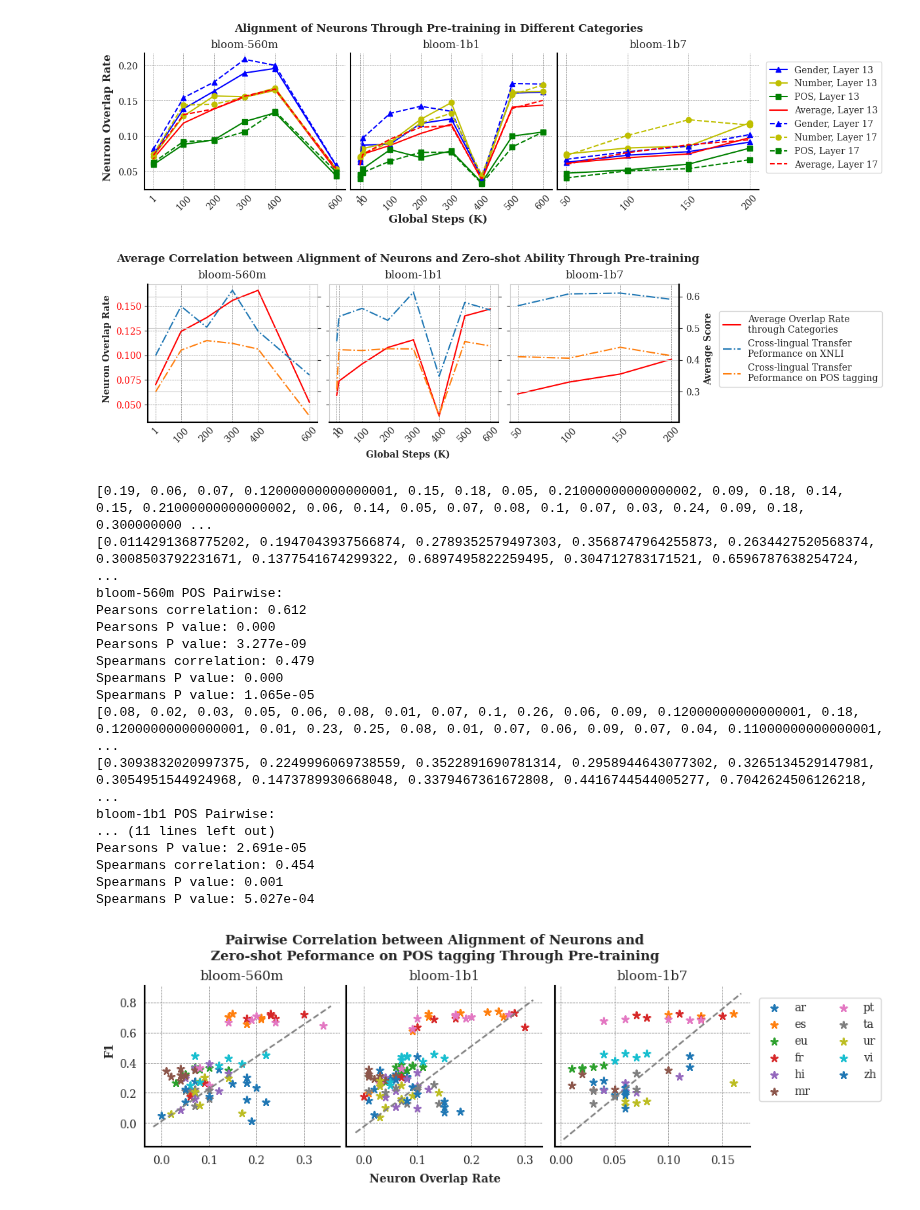
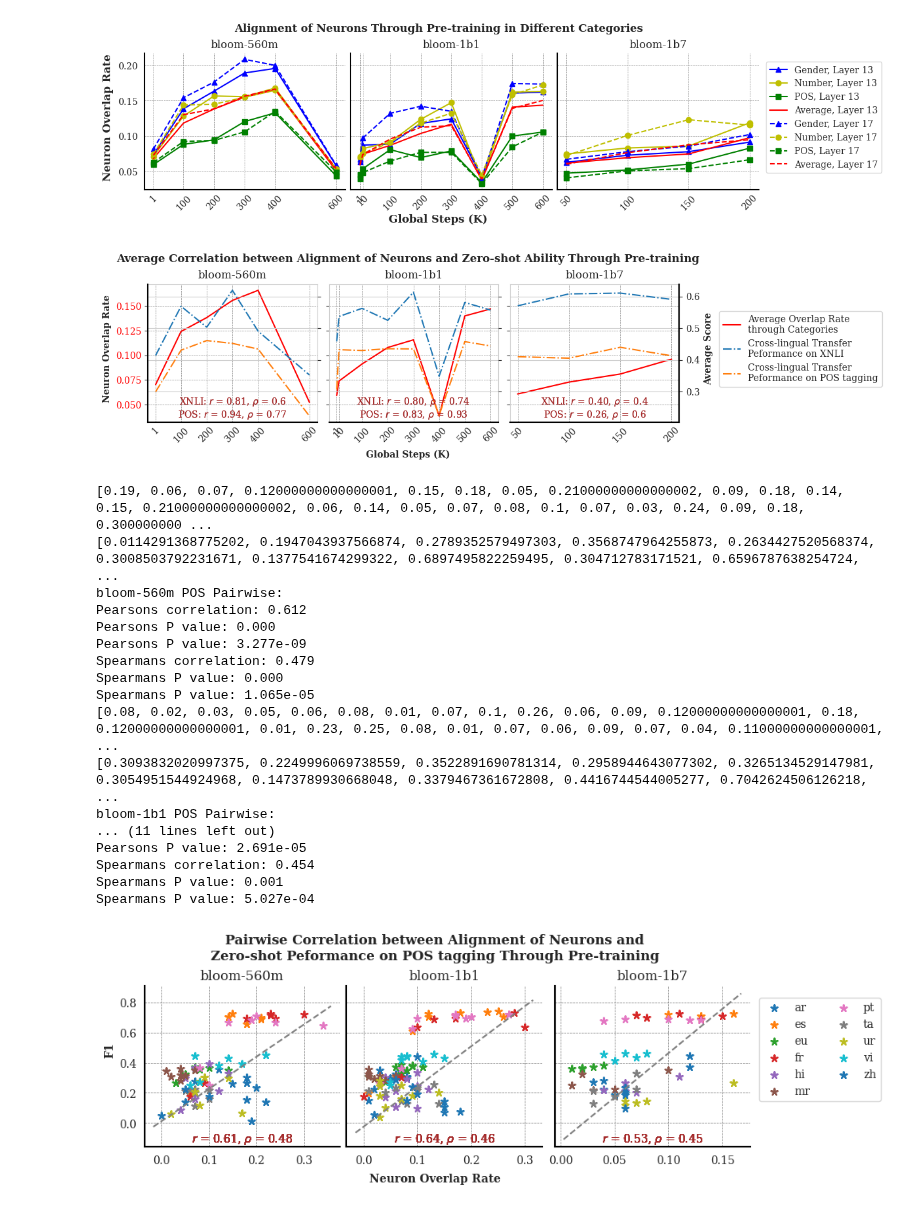
Before and after one commit to ErikaaWang/multilingual-typology-probing, a Jupyter notebook: scatter_plot_ovlp.ipynb, the cells around one changed output. Cells and saved outputs as stored; diff of their text form; code cells hidden in the pictures.

Commit message:
update scatter plots

```diff
--- a/scatter_plot_ovlp.ipynb
+++ b/scatter_plot_ovlp.ipynb
@@ -165,6 +165,14 @@ def add_identity(axes, *line_args, **line_kwargs):
     # return axes
 # %%
 # ======================#2 correlation plot - curve#==============================
+annotations = [r'XNLI: $r$ = 0.81, $\rho$ = 0.6',
+               r'XNLI: $r$ = 0.80, $\rho$ = 0.74',
+               r'XNLI: $r$ = 0.40, $\rho$ = 0.4']
+
+annotations_second_line = [r'POS: $r$ = 0.94, $\rho$ = 0.77',
+               r'POS: $r$ = 0.83, $\rho$ = 0.93',
+               r'POS: $r$ = 0.26, $\rho$ = 0.6']
+
 fig, axs = plt.subplots(1, 3, sharex=False, sharey=True, layout="constrained", figsize=(9,3))
 model_index = 0
 axs_dup = [ax.twinx() for ax in axs]
@@ -231,6 +239,7 @@ for model in ['bloom-560m', 'bloom-1b1', 'bloom-1b7']:
         # axs[model_index].spines['left'].set_position(('outward', 10))
 
         axs[model_index].grid(True, which='major', linewidth=0.5, color='gray', linestyle='--')
+        axs[model_index].text(0.5, 0.1, annotations[model_index] + '\n' + annotations_second_line[model_index], ha='center', va='center', transform=axs[model_index].transAxes, fontsize=10, color='brown')
 
     if model_index < 2:
         axs_dup[model_index].get_shared_y_axes().join(axs_dup[model_index], axs_dup[model_index+1])
@@ -241,36 +250,40 @@ for model in ['bloom-560m', 'bloom-1b1', 'bloom-1b7']:
     model_index += 1
 
 axs_dup[0].set_yticklabels([])
 axs_dup[1].set_yticklabels([])
 axs_dup[1].spines['left'].set_color('none')
 axs_dup[2].spines['right'].set_color('black')
 axs_dup[2].spines['left'].set_color('none')
 axs_dup[2].spines['right'].set_linewidth(1.5)
 
 labels_handles = {
   label: handle for ax in fig.axes for handle, label in zip(*ax.get_legend_handles_labels())
 }
 
 fig.text(0.5, -0.04, 'Global Steps (K)', ha='center', va='center', fontweight='bold')
 fig.text(-0.01, 0.5, 'Neuron Overlap Rate', ha='center', va='center', rotation='vertical', fontweight='bold')
 fig.text(1.01, 0.5, 'Average Score', ha='center', va='center', rotation='vertical', fontweight='bold')
 
 fig.legend(
   labels_handles.values(),
   labels_handles.keys(),
   loc = 'center left',
    bbox_to_anchor=(1.02, 0.5),
    bbox_transform = plt.gcf().transFigure,
    ncol=1
 )
 
 fig.suptitle('Average Correlation between Alignment of Neurons and Zero-shot Ability Through Pre-training', fontweight='bold', fontsize=12)
 
 plt.savefig(f'experiments/scatterplots/crslgual_curve.pdf', bbox_inches='tight')
 # %% [output]
-[figure, old version]
+[figure, new version]
 # %%
 # ======================#3 correlation plot - scatter#==============================
+annotations = [r'$r$ = 0.61, $\rho$ = 0.48',
+               r'$r$ = 0.64, $\rho$ = 0.46',
+               r'$r$ = 0.53, $\rho$ = 0.45']
+
 lang_color_dict = {}
 fig, axs = plt.subplots(1, 3, sharex=False, sharey=True, layout="constrained", figsize=(8,3))
 model_index = 0
@@ -311,6 +324,8 @@ for model in ['bloom-560m', 'bloom-1b1', 'bloom-1b7']:
         # plt.gca().spines['right'].set_linewidth(0)
         axs[model_index].spines['bottom'].set_linewidth(1.5)
         axs[model_index].spines['left'].set_linewidth(1.5)
+
+        axs[model_index].text(0.5, 0.05, annotations[model_index], ha='center', va='center', transform=axs[model_index].transAxes, fontsize=10, color='brown')
 
         # axs[model_index].spines['bottom'].set_position(('outward', 10))  # Move bottom spine outward
         # axs[model_index].spines['left'].set_position(('outward', 10))
@@ -390,6 +405,6 @@ Pearsons P value: 2.691e-05
 Spearmans correlation: 0.454
 Spearmans P value: 0.001
 Spearmans P value: 5.027e-04
-[figure, old version]
+[figure, new version]
 # %%
 # ======================#3 correlation plot - scatter#==============================
```
Also changed, not shown: parts of 1 cell of this notebook, 3 other files.
